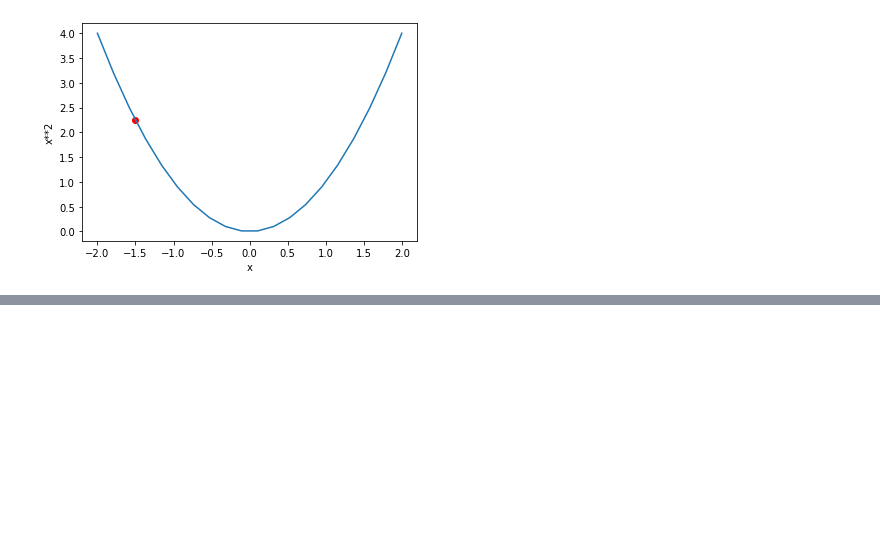
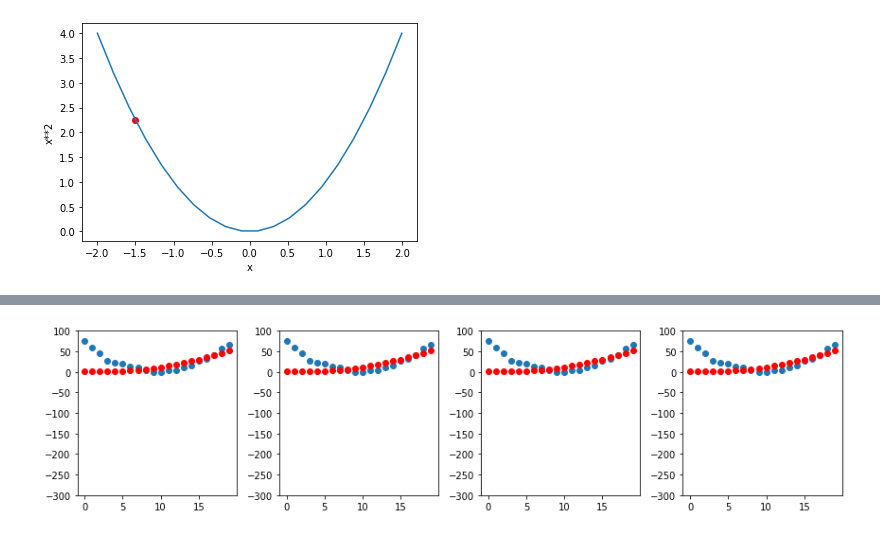
Before and after one commit to satani99/practical_deep_learning_for_coders, a Jupyter notebook: fast_ai_3.ipynb, the cells around one changed output, grey strips where cells are left out. Cells and saved outputs as stored; diff of their text form; code cells hidden in the pictures; blank space fills up the shorter version.

```diff
--- a/fast_ai_3.ipynb
+++ b/fast_ai_3.ipynb
@@ -177,0 +268,9 @@ plt.scatter(-1.5, f(-1.5), color='red')
+# %%
+def apply_step(params, prn=True):
+  preds = f(time, params)
+  loss = mse(preds, speed)
+  loss.backward()
+  params.data -= lr * params.grad.data
+  params.grad = None
+  if prn: print(loss.item())
+  return preds
@@ -177,0 +290,6 @@ plt.scatter(-1.5, f(-1.5), color='red')
+# %%
+_, axs = plt.subplots(1, 4 ,figsize=(12, 3))
+for ax in axs: show_preds(apply_step(params, False), ax)
+plt.tight_layout()
+# %% [output]
+[figure, added]
```
Also changed, not shown: parts of 26 cells of this notebook.
